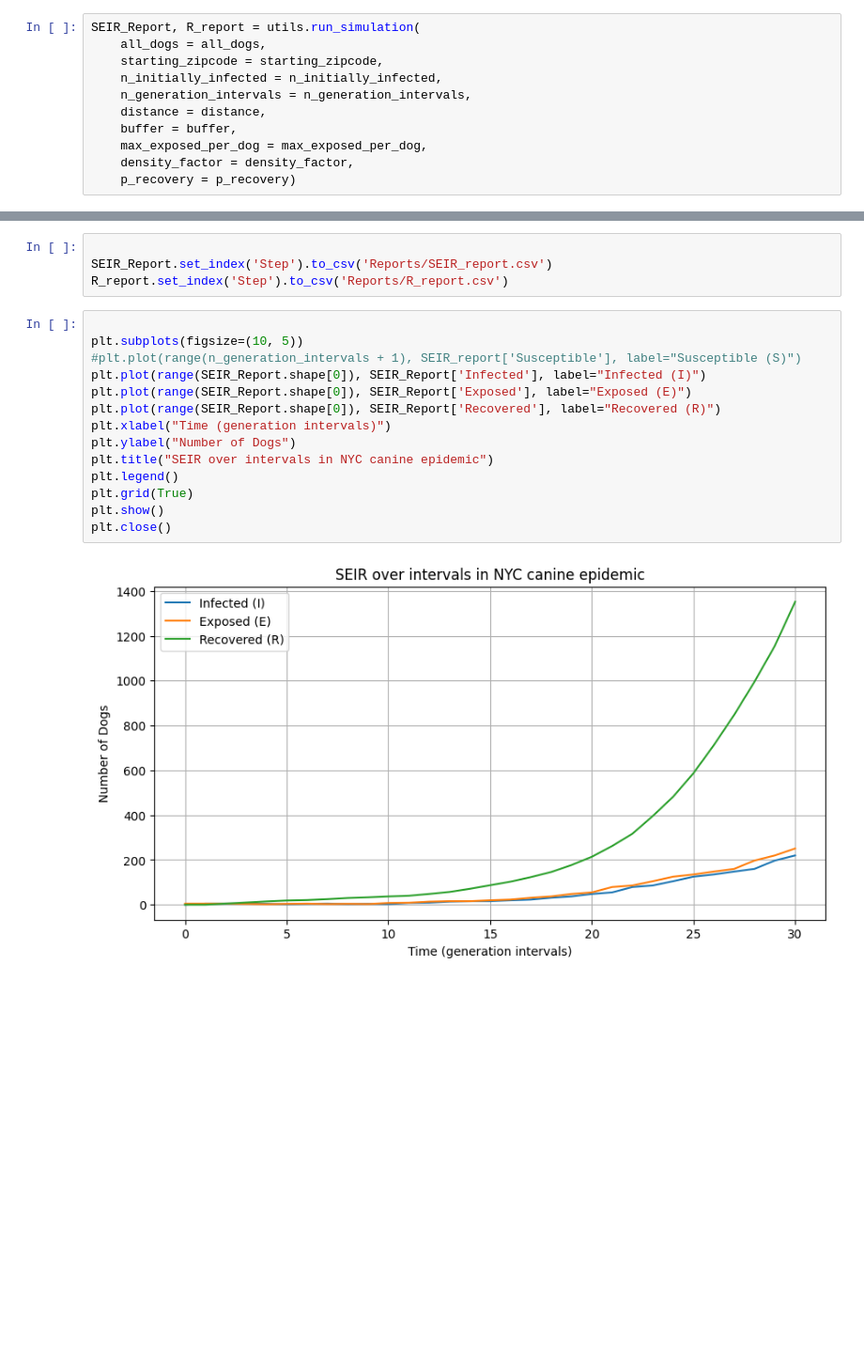
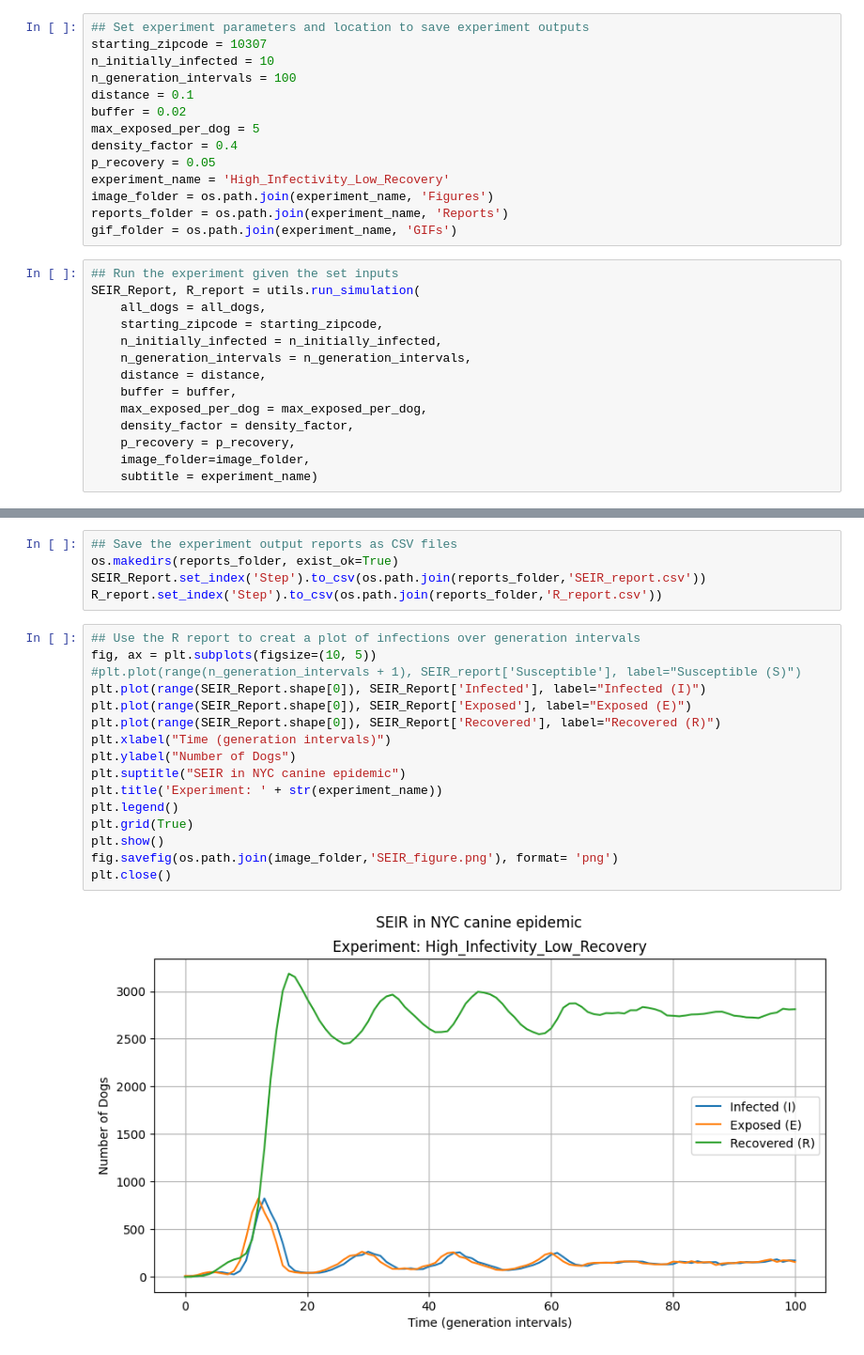
Before and after one commit to ecg222/spatial_canine_epidemic, a Jupyter notebook: Infections.ipynb, the cells around one changed output, grey strips where cells are left out. Shown at 94% size. Drawn from its saved outputs; the diff is of its cells as text; blank space fills up the shorter version.

Commit message:
add more detail to graphs

```diff
--- a/Infections.ipynb
+++ b/Infections.ipynb
@@ -37,4 +32,19 @@ p_recovery = 0.1
+# %%
+## Set experiment parameters and location to save experiment outputs
+starting_zipcode = 10307
+n_initially_infected = 10
+n_generation_intervals = 100
+distance = 0.1
+buffer = 0.02
+max_exposed_per_dog = 5
+density_factor = 0.4
+p_recovery = 0.05
+experiment_name = 'High_Infectivity_Low_Recovery'
+image_folder = os.path.join(experiment_name, 'Figures')
+reports_folder = os.path.join(experiment_name, 'Reports')
+gif_folder = os.path.join(experiment_name, 'GIFs')
 # %%
+## Run the experiment given the set inputs
 SEIR_Report, R_report = utils.run_simulation(
     all_dogs = all_dogs,
     starting_zipcode = starting_zipcode,
@@ -44,5 +54,7 @@ SEIR_Report, R_report = utils.run_simulation(
     buffer = buffer,
     max_exposed_per_dog = max_exposed_per_dog,
     density_factor = density_factor,
-    p_recovery = p_recovery)
+    p_recovery = p_recovery,
+    image_folder=image_folder,
+    subtitle = experiment_name)
 # %% [output]
@@ -69,21 +78,24 @@ SEIR_Report
 # %%
-
-SEIR_Report.set_index('Step').to_csv('Reports/SEIR_report.csv')
-R_report.set_index('Step').to_csv('Reports/R_report.csv')
+## Save the experiment output reports as CSV files
+os.makedirs(reports_folder, exist_ok=True)
+SEIR_Report.set_index('Step').to_csv(os.path.join(reports_folder,'SEIR_report.csv'))
+R_report.set_index('Step').to_csv(os.path.join(reports_folder,'R_report.csv'))
 # %%
-
-plt.subplots(figsize=(10, 5))
+## Use the R report to creat a plot of infections over generation intervals
+fig, ax = plt.subplots(figsize=(10, 5))
 #plt.plot(range(n_generation_intervals + 1), SEIR_report['Susceptible'], label="Susceptible (S)")
 plt.plot(range(SEIR_Report.shape[0]), SEIR_Report['Infected'], label="Infected (I)")
 plt.plot(range(SEIR_Report.shape[0]), SEIR_Report['Exposed'], label="Exposed (E)")
 plt.plot(range(SEIR_Report.shape[0]), SEIR_Report['Recovered'], label="Recovered (R)")
 plt.xlabel("Time (generation intervals)")
 plt.ylabel("Number of Dogs")
-plt.title("SEIR over intervals in NYC canine epidemic")
+plt.suptitle("SEIR in NYC canine epidemic")
+plt.title('Experiment: ' + str(experiment_name))
 plt.legend()
 plt.grid(True)
 plt.show()
+fig.savefig(os.path.join(image_folder,'SEIR_figure.png'), format= 'png')
 plt.close()
 # %% [output]
-[figure, old version]
+[figure, new version]
 # %%
```
Also changed, not shown: parts of 13 cells of this notebook, 3 other files.
